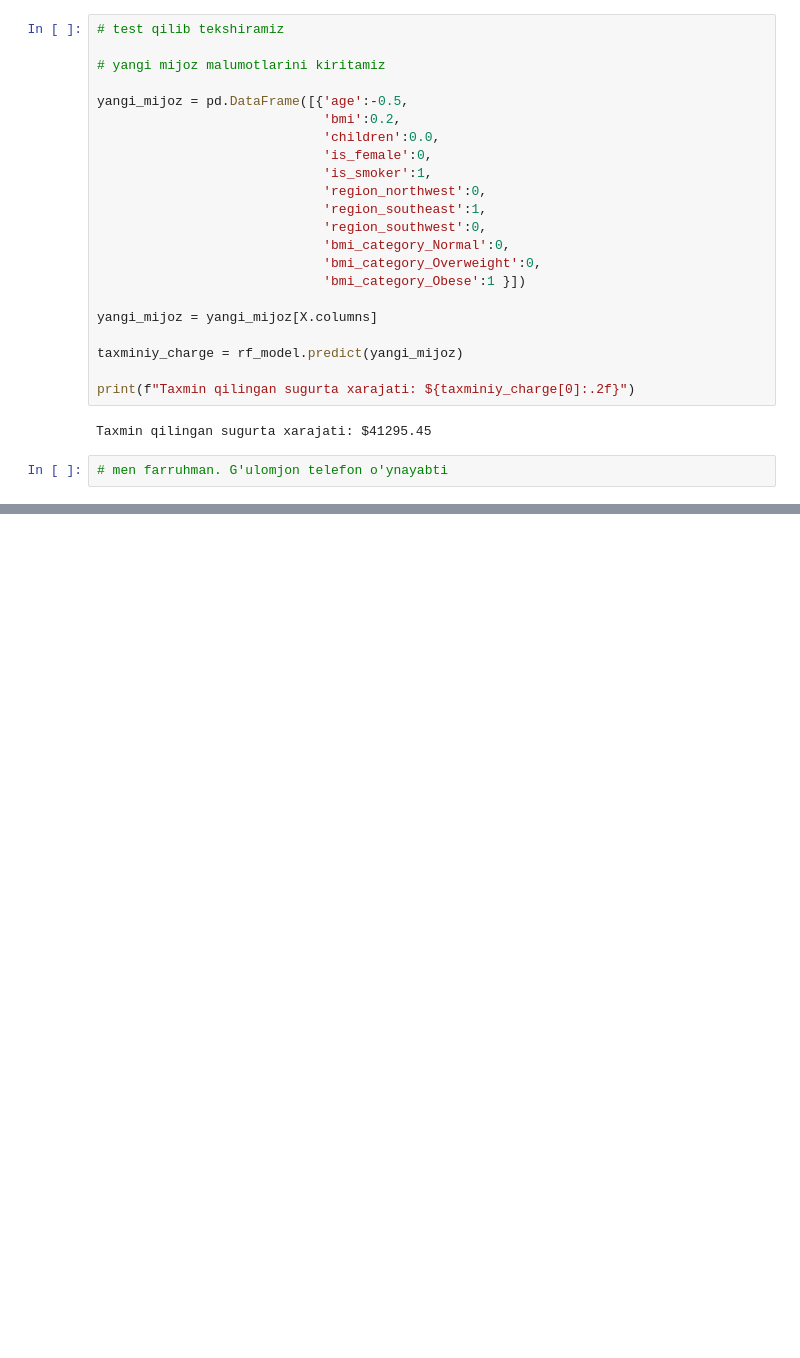
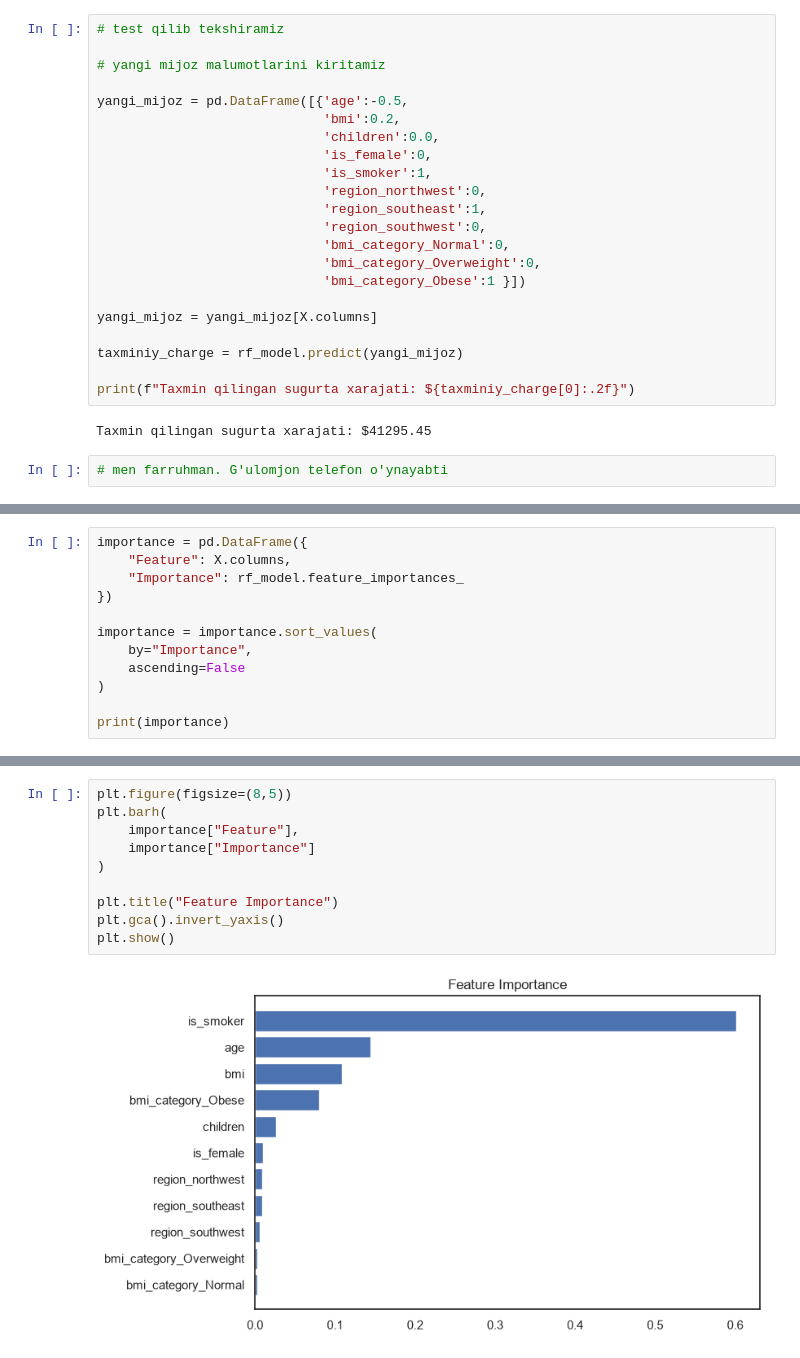
Before and after one commit to turabaev69/ML_project_2, a Jupyter notebook: ML-project2.ipynb, the cells around one changed output, grey strips where cells are left out. Cells and saved outputs as stored; diff of their text form; blank space fills up the shorter version.

```diff
--- a/ML-project2.ipynb
+++ b/ML-project2.ipynb
@@ -470,0 +541,12 @@ Taxmin qilingan sugurta xarajati: $41295.45
+# %%
+importance = pd.DataFrame({
+    "Feature": X.columns,
+    "Importance": rf_model.feature_importances_
+})
+
+importance = importance.sort_values(
+    by="Importance",
+    ascending=False
+)
+
+print(importance)
@@ -470,0 +566,12 @@ Taxmin qilingan sugurta xarajati: $41295.45
+# %%
+plt.figure(figsize=(8,5))
+plt.barh(
+    importance["Feature"],
+    importance["Importance"]
+)
+
+plt.title("Feature Importance")
+plt.gca().invert_yaxis()
+plt.show()
+# %% [output]
+[figure, added]
```
Also changed, not shown: parts of 8 cells of this notebook.
